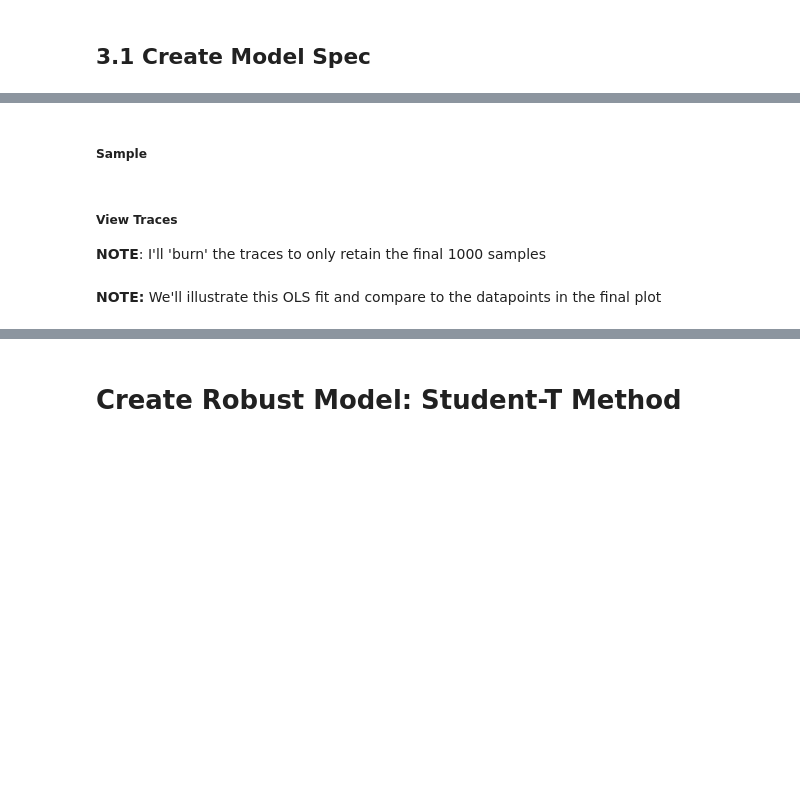
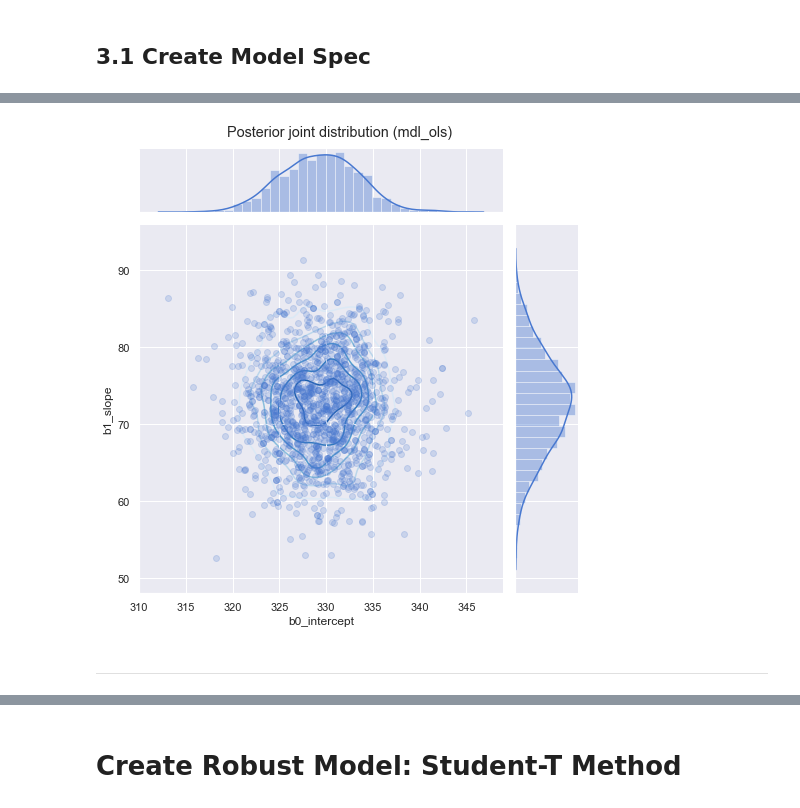
Before and after one commit to jonsedar/pymc3_examples, a Jupyter notebook: notebooks/glm-robust-regression-with-outlier-detection.ipynb, the cells around one changed output, grey strips where cells are left out. Cells and saved outputs as stored; diff of their text form; code cells hidden in the pictures; blank space fills up the shorter version.

```diff
--- a/notebooks/glm-robust-regression-with-outlier-detection.ipynb
+++ b/notebooks/glm-robust-regression-with-outlier-detection.ipynb
@@ -347,2 +303,12 @@ with pm.Model() as mdl_ols:
+# %%
+df_trc_ols = pm.trace_to_dataframe(trc_ols)
+# %%
+gd = sns.jointplot(x='b0_intercept', y='b1_slope', data=df_trc_ols, height=7,
+                   marginal_kws={'kde':True, 'kde_kws':{'cut':1}},
+                   joint_kws={'alpha':0.2})
+gd.plot_joint(sns.kdeplot, zorder=0, cmap="Blues", n_levels=7)
+_ = gd.fig.suptitle('Posterior joint distribution (mdl_ols)', y=1.02)
+# %% [output]
+[figure, added]
 # %% [markdown]
-##### Sample
+---
@@ -357,4 +314,0 @@ with mdl_ols:
-# %% [markdown]
-##### View Traces
-
-**NOTE**: I'll 'burn' the traces to only retain the final 1000 samples
@@ -364,2 +314,0 @@ _ = pm.traceplot(traces_ols[-1000:], figsize=(12,len(traces_ols.varnames)*1.5),
-# %% [markdown]
-**NOTE:** We'll illustrate this OLS fit and compare to the datapoints in the final plot
```
Also changed, not shown: parts of 45 cells of this notebook, 1 other file.
